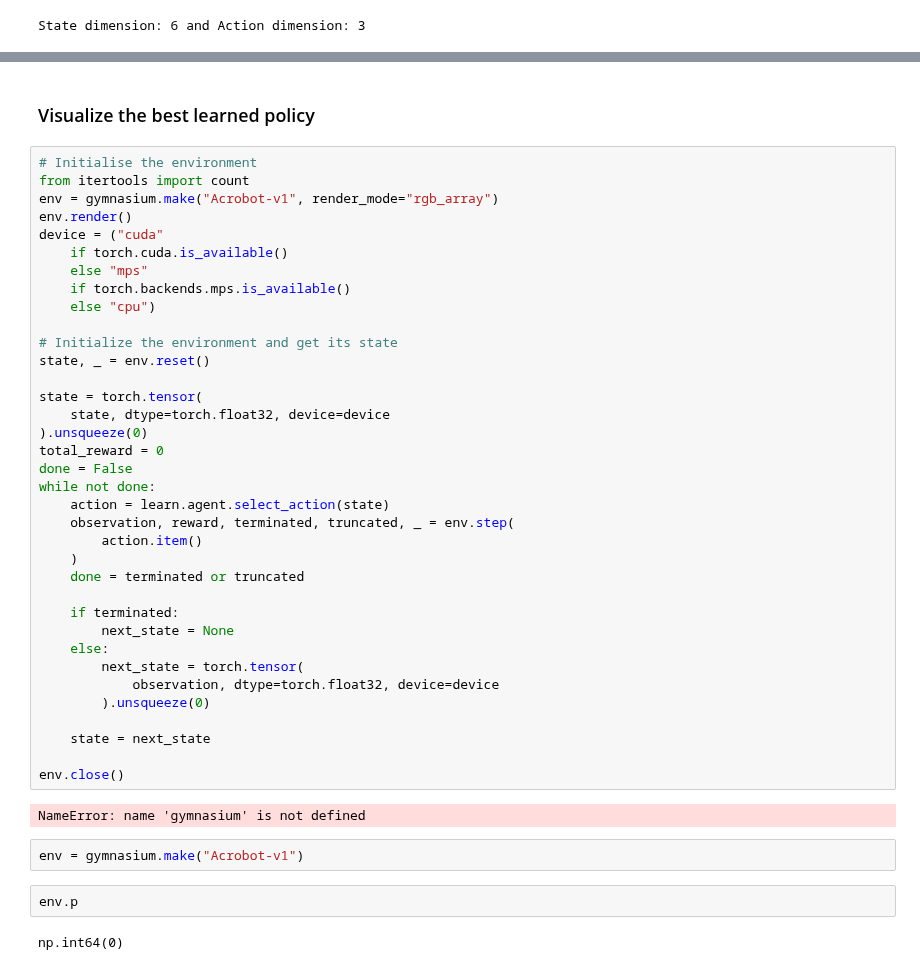
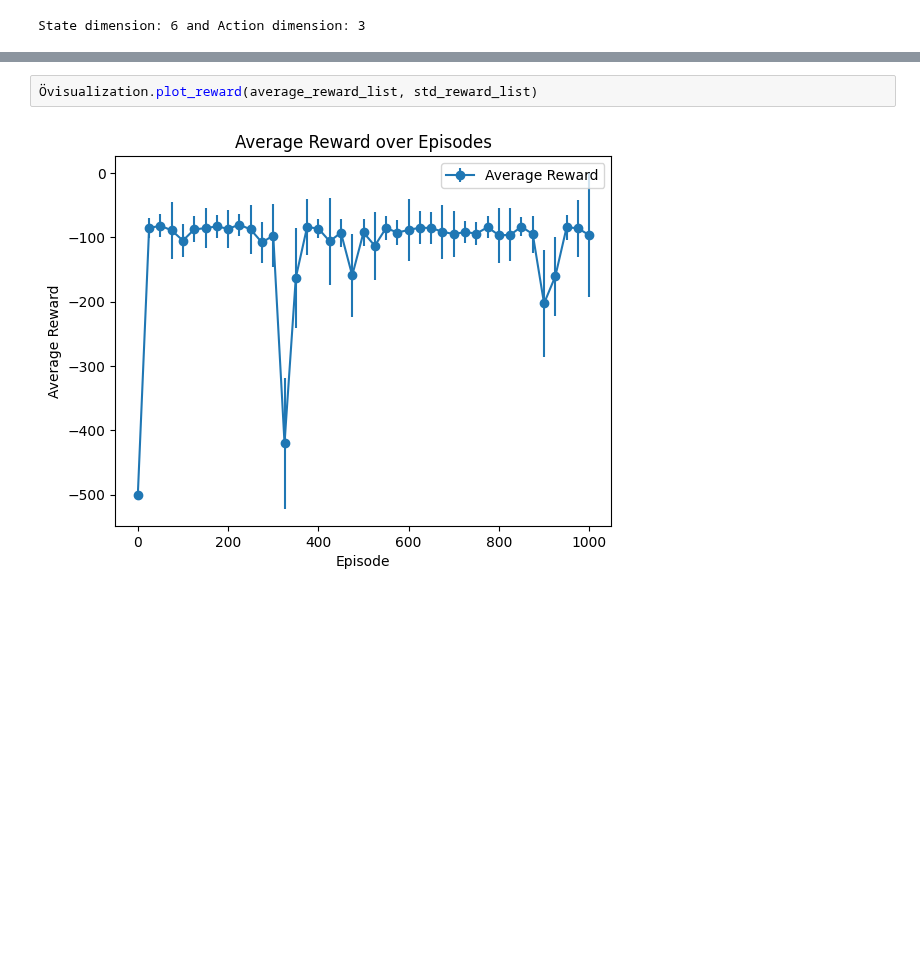
Before and after one commit to abarch/meta_unit, a Jupyter notebook: federated_learning/federated_learning.ipynb, the cells around one changed output, grey strips where cells are left out. Saved outputs shown, nothing was run; the diff lists cells and outputs as text; blank space fills up the shorter version.

```diff
--- a/federated_learning/federated_learning.ipynb
+++ b/federated_learning/federated_learning.ipynb
@@ -255,46 +197,4 @@ plot_reward(average_rewards, std_deviation_rewards)
-# %% [markdown]
-### Visualize the best learned policy
-# %%
-# Initialise the environment
-from itertools import count
-env = gymnasium.make("Acrobot-v1", render_mode="rgb_array")
-env.render()
-device = ("cuda"
-    if torch.cuda.is_available()
-    else "mps"
-    if torch.backends.mps.is_available()
-    else "cpu")
-
-# Initialize the environment and get its state
-state, _ = env.reset()
-
-state = torch.tensor(
-    state, dtype=torch.float32, device=device
-).unsqueeze(0)
-total_reward = 0
-done = False
-while not done:
-    action = learn.agent.select_action(state)
-    observation, reward, terminated, truncated, _ = env.step(
-        action.item()
-    )
-    done = terminated or truncated
-
-    if terminated:
-        next_state = None
-    else:
-        next_state = torch.tensor(
-            observation, dtype=torch.float32, device=device
-        ).unsqueeze(0)
-
-    state = next_state
-
-env.close()
-# %% [output]
-NameError: name 'gymnasium' is not defined
-# %%
-env = gymnasium.make("Acrobot-v1")
-# %%
-env.p
-# %% [output]
-np.int64(0)
+# %%
+Övisualization.plot_reward(average_reward_list, std_reward_list)
+# %% [output]
+[figure, added]
```
Also changed, not shown: parts of 12 cells of this notebook, 1 other file.
